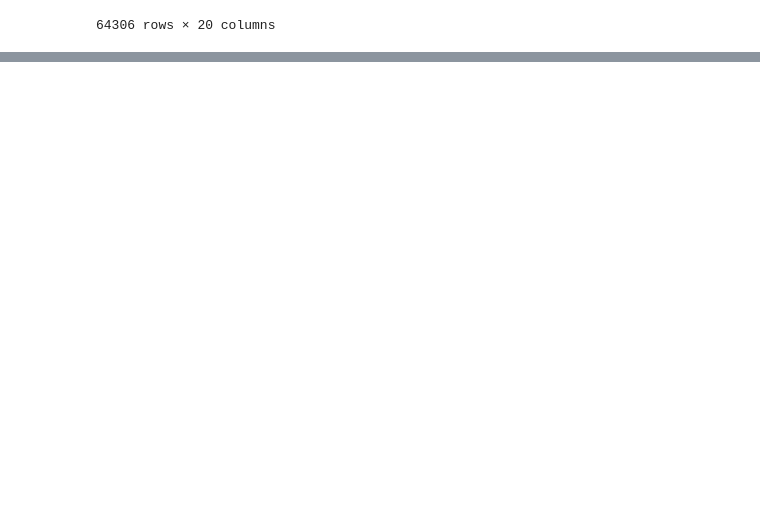
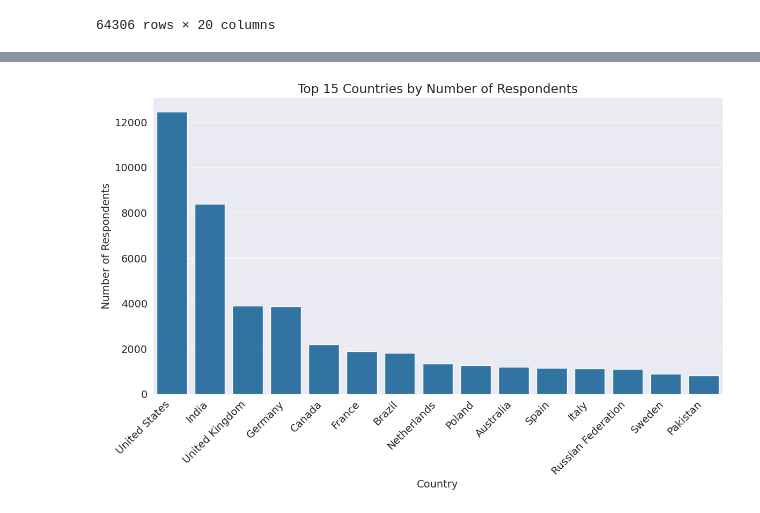
Before and after one commit to Harish-lvrk/Data-Analysis-project, a Jupyter notebook: EDA_StackOverflow_2025_surveydata.ipynb, the cells around one changed output, grey strips where cells are left out. Drawn from its saved outputs; the diff is of its cells as text; code cells hidden in the pictures; blank space fills up the shorter version.

```diff
--- a/EDA_StackOverflow_2025_surveydata.ipynb
+++ b/EDA_StackOverflow_2025_surveydata.ipynb
@@ -618,7 +618,7 @@ dtype: int64
 - replace the with nan other than man and woman
 # %%
 # Identify rows where Gender is NOT 'Man' or 'Woman'
-condition = ~survey_df['Gender'].isin(['Man', 'Woman'])
+condition = ~survey_df['Gender'].isin(['Man', 'Woman','Non-binary, genderqueer, or gender non-conforming'])
 
 # Replace only the 'Gender' column values in those rows with np.nan
 survey_df.loc[condition, 'Gender'] = np.nan
@@ -658,0 +685,10 @@ survey_df
+# %%
+import seaborn as sns
+import matplotlib
+import matplotlib.pyplot as plt
+%matplotlib inline
+
+sns.set_style('darkgrid')
+matplotlib.rcParams['font.size'] = 14
+matplotlib.rcParams['figure.figsize'] = (9, 5)
+matplotlib.rcParams['figure.facecolor'] = '#00000000'
@@ -658,0 +799,21 @@ survey_df
+# %%
+# Select the top 15 countries (counts)
+top_15_countries = survey_df.Country.value_counts().head(15)
+
+# Increase figure size
+plt.figure(figsize=(12, 8))
+
+# Create the bar plot using counts
+sns.barplot(x=top_15_countries.index, y=top_15_countries)
+
+# Set plot title and labels
+plt.title('Top 15 Countries by Number of Respondents')
+plt.xlabel('Country')
+plt.ylabel('Number of Respondents')
+plt.xticks(rotation=45, ha='right') # Rotate x-axis labels by 45 degrees and align to the right
+
+# Display the plot
+plt.tight_layout() # Adjust layout to prevent labels from overlapping
+plt.show()
+# %% [output]
+[figure, added]
```
Also changed, not shown: parts of 58 cells of this notebook.
